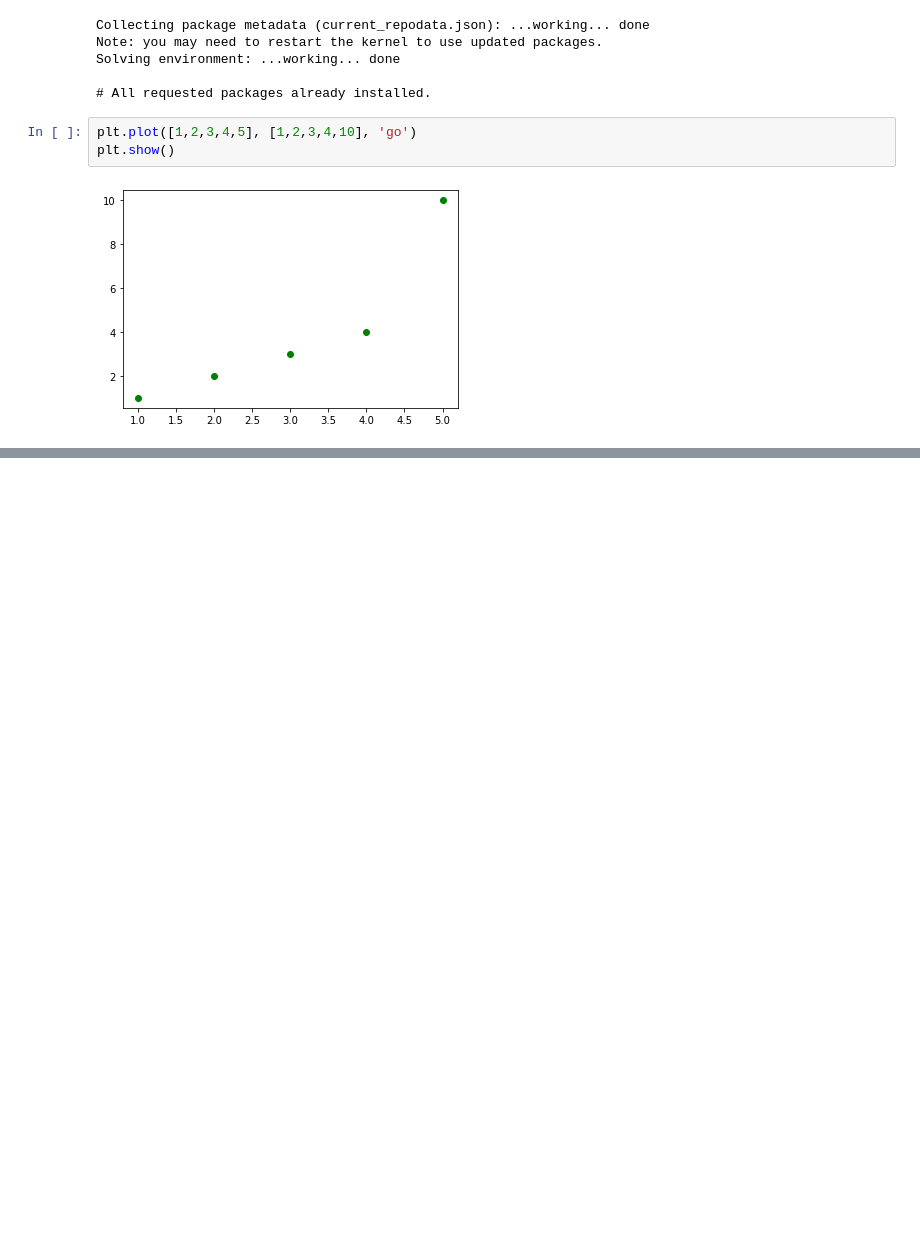
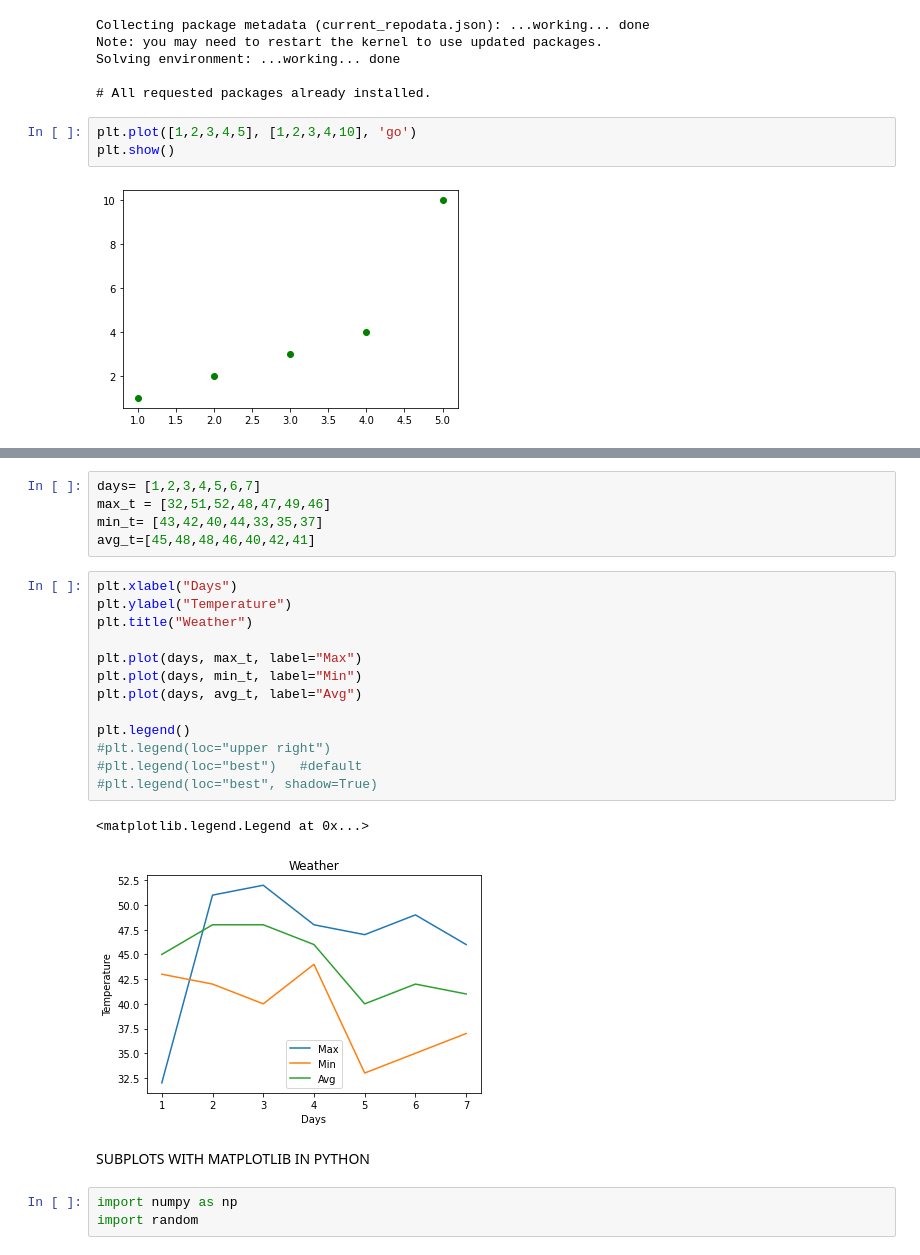
Before and after one commit to MevlutYildiz77/DataVisualiation, a Jupyter notebook: matplotlib.ipynb, the cells around one changed output, grey strips where cells are left out. Drawn from its saved outputs; the diff is of its cells as text; blank space fills up the shorter version.

```diff
--- a/matplotlib.ipynb
+++ b/matplotlib.ipynb
@@ -124,0 +154,26 @@ plt.show()
+# %%
+days= [1,2,3,4,5,6,7]
+max_t = [32,51,52,48,47,49,46]
+min_t= [43,42,40,44,33,35,37]
+avg_t=[45,48,48,46,40,42,41]
+# %%
+plt.xlabel("Days")
+plt.ylabel("Temperature")
+plt.title("Weather")
+
+plt.plot(days, max_t, label="Max")
+plt.plot(days, min_t, label="Min")
+plt.plot(days, avg_t, label="Avg")
+
+plt.legend()
+#plt.legend(loc="upper right")
+#plt.legend(loc="best")   #default
+#plt.legend(loc="best", shadow=True)
+# %% [output]
+<matplotlib.legend.Legend at 0x...>
+[figure, added]
+# %% [markdown]
+SUBPLOTS WITH MATPLOTLIB IN PYTHON
+# %%
+import numpy as np
+import random
```
Also changed, not shown: parts of 38 cells of this notebook.
